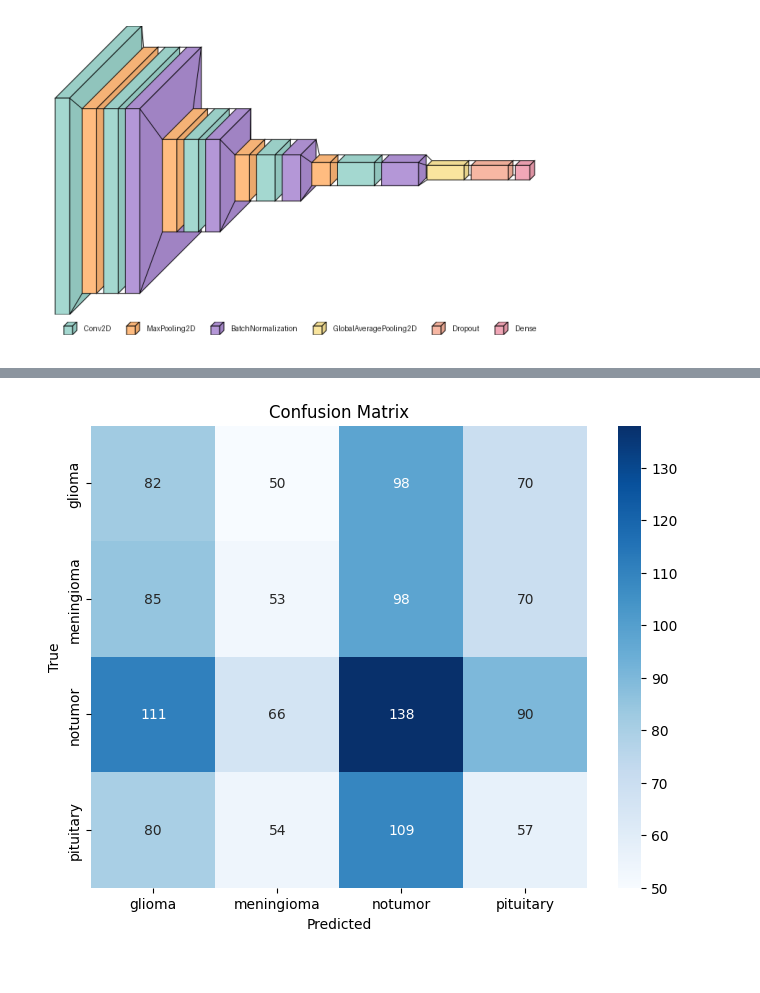
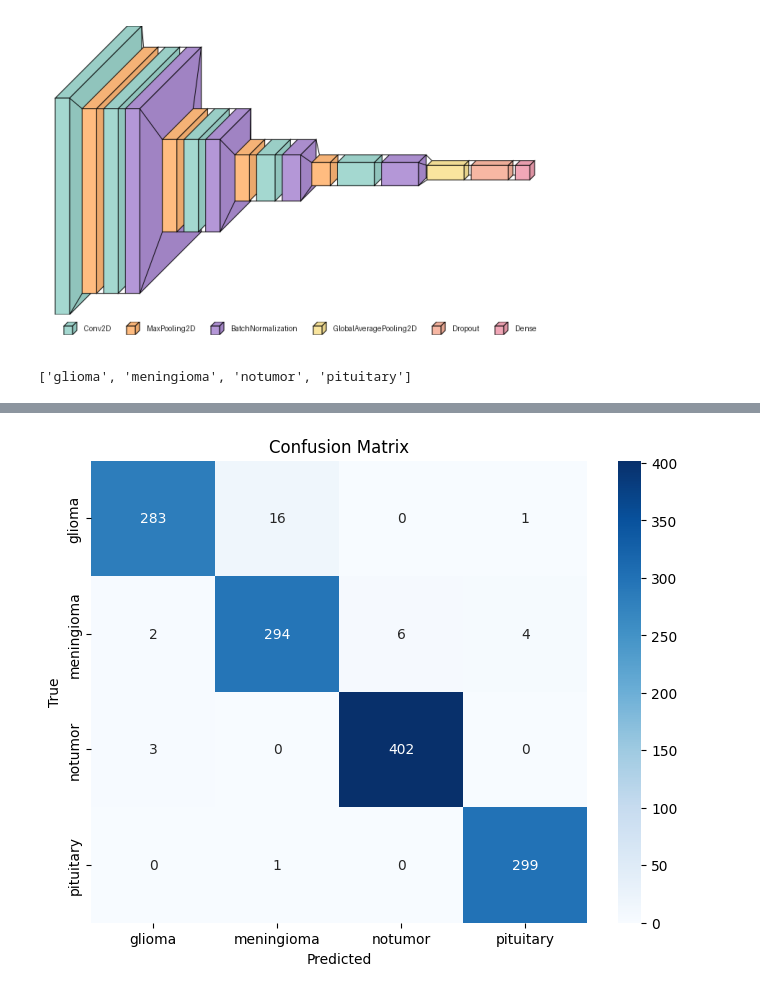
Before and after one commit to joelbrice/brainmap, a Jupyter notebook: notebooks/cnn_model.ipynb, the cells around one changed output, grey strips where cells are left out. Saved outputs shown, nothing was run; the diff lists cells and outputs as text; code cells hidden in the pictures.

Commit message:
Gokhan Dede - Optimized CNN Model - 97% on Test Dataset

```diff
--- a/notebooks/cnn_model.ipynb
+++ b/notebooks/cnn_model.ipynb
@@ -66,6 +57,10 @@ X_test = tf.keras.utils.image_dataset_from_directory(
 )
 # %% [output]
 Found 1311 files belonging to 4 classes.
+# %%
+X_train_labels = X_train.class_names
+X_val_labels = X_val.class_names
+X_test_labels = X_val.class_names
 # %%
 # Normalize images to [0, 1]
 def normalize_0_1(image, label):
@@ -321,6 +254,6 @@ for metric in metrics:
 # %%
 # Load the best model
-best_model_path = os.path.join(checkpoint_dir, 'partial_checkpoint.keras')
+best_model_path = os.path.join(checkpoint_dir, 'best_model.keras')
 best_model = load_model(best_model_path)
 
 # Evaluate on test data
@@ -353,8 +286,10 @@ plt.show()
 # %% [output]
 [figure]
 # %%
-# Get the true labels (y_test) from the test generator
-y_test = X_test.labels
+# Get the class names from the test dataset
+X_test_labels
+# %% [output]
+['glioma', 'meningioma', 'notumor', 'pituitary']
 # %%
 # Get the predicted probabilities for the test set
 y_pred_proba = best_model.predict(X_test, verbose=1)
@@ -362,12 +297,19 @@ y_pred_proba = best_model.predict(X_test, verbose=1)
 # Convert predicted probabilities to predicted class labels
 y_pred_classes = np.argmax(y_pred_proba, axis=1)
 
-# Proceed to calculate metrics like the confusion matrix
-cm = confusion_matrix(y_test, y_pred_classes)
+# Get the true labels for the test set
+y_test = []
+for image, label in X_test:
+    y_test.append(label.numpy())  # Collect true labels for each batch
+y_test = np.concatenate(y_test)  # Convert list to numpy array
+
+# Compute the confusion matrix
+cm = confusion_matrix(y_test.argmax(axis=1), y_pred_classes)
+
 
 # Plot the confusion matrix
 plt.figure(figsize=(8, 6))
-sns.heatmap(cm, annot=True, fmt='g', cmap='Blues', xticklabels=X_test.class_indices.keys(), yticklabels=X_test.class_indices.keys())
+sns.heatmap(cm, annot=True, fmt='g', cmap='Blues', xticklabels=X_test_labels, yticklabels=X_test_labels)
 plt.title('Confusion Matrix')
 plt.xlabel('Predicted')
 plt.ylabel('True')
@@ -377 +319 @@ plt.show()
-[figure, old version]
+[figure, new version]
```
Also changed, not shown: parts of 24 cells of this notebook, 4 other files.
